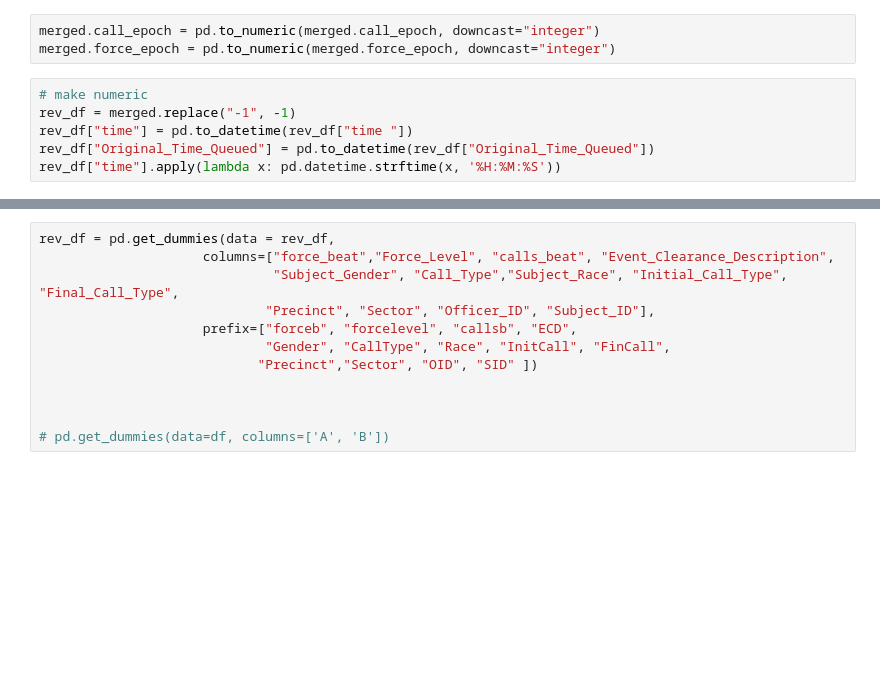
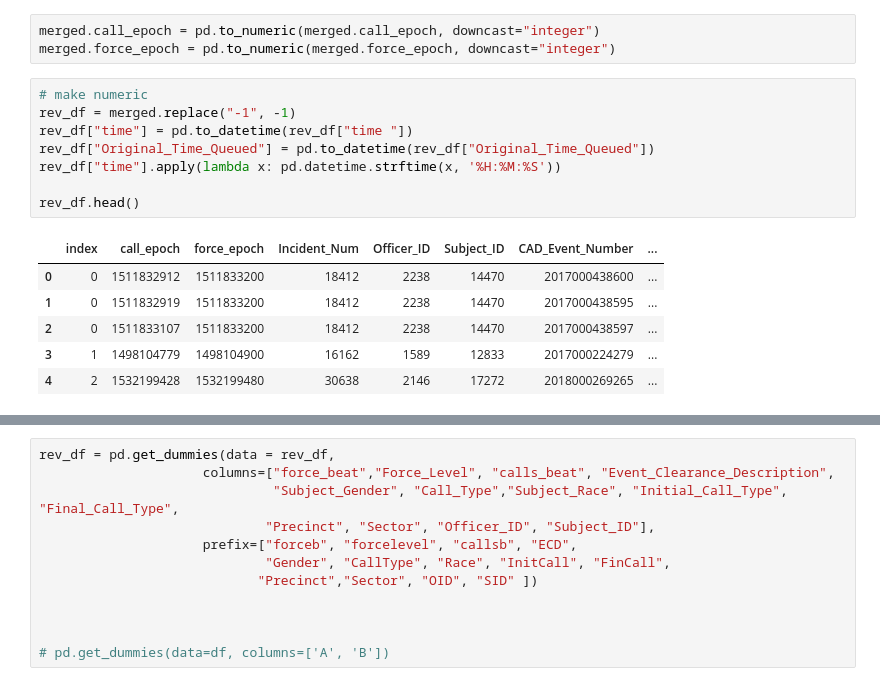
Before and after one commit to SarahMBurgart/use-of-force, a Jupyter notebook: EDA.ipynb, the cells around one changed output, grey strips where cells are left out. Cells and saved outputs as stored; diff of their text form; blank space fills up the shorter version.

```diff
--- a/EDA.ipynb
+++ b/EDA.ipynb
@@ -179,7 +154,15 @@ merged.force_epoch = pd.to_numeric(merged.force_epoch, downcast="integer")
 # %%
 # make numeric
 rev_df = merged.replace("-1", -1)
 rev_df["time"] = pd.to_datetime(rev_df["time "])
 rev_df["Original_Time_Queued"] = pd.to_datetime(rev_df["Original_Time_Queued"])
 rev_df["time"].apply(lambda x: pd.datetime.strftime(x, '%H:%M:%S'))
+
+rev_df.head()
 # %% [output]
+|  | index | call_epoch | force_epoch | Incident_Num | Officer_ID | Subject_ID | CAD_Event_Number | ... |
+| 0 | 0 | 1511832912 | 1511833200 | 18412 | 2238 | 14470 | 2017000438600 | ... |
+| 1 | 0 | 1511832919 | 1511833200 | 18412 | 2238 | 14470 | 2017000438595 | ... |
+| 2 | 0 | 1511833107 | 1511833200 | 18412 | 2238 | 14470 | 2017000438597 | ... |
+| 3 | 1 | 1498104779 | 1498104900 | 16162 | 1589 | 12833 | 2017000224279 | ... |
+| 4 | 2 | 1532199428 | 1532199480 | 30638 | 2146 | 17272 | 2018000269265 | ... |
```
Also changed, not shown: parts of 30 cells of this notebook.
